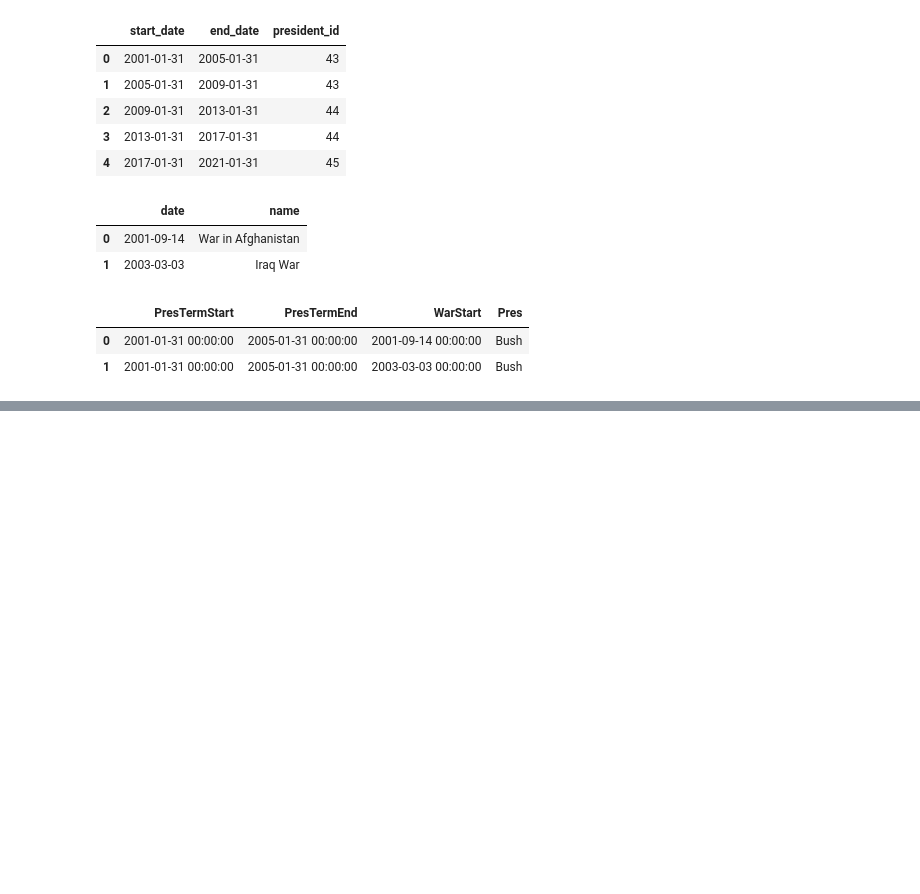
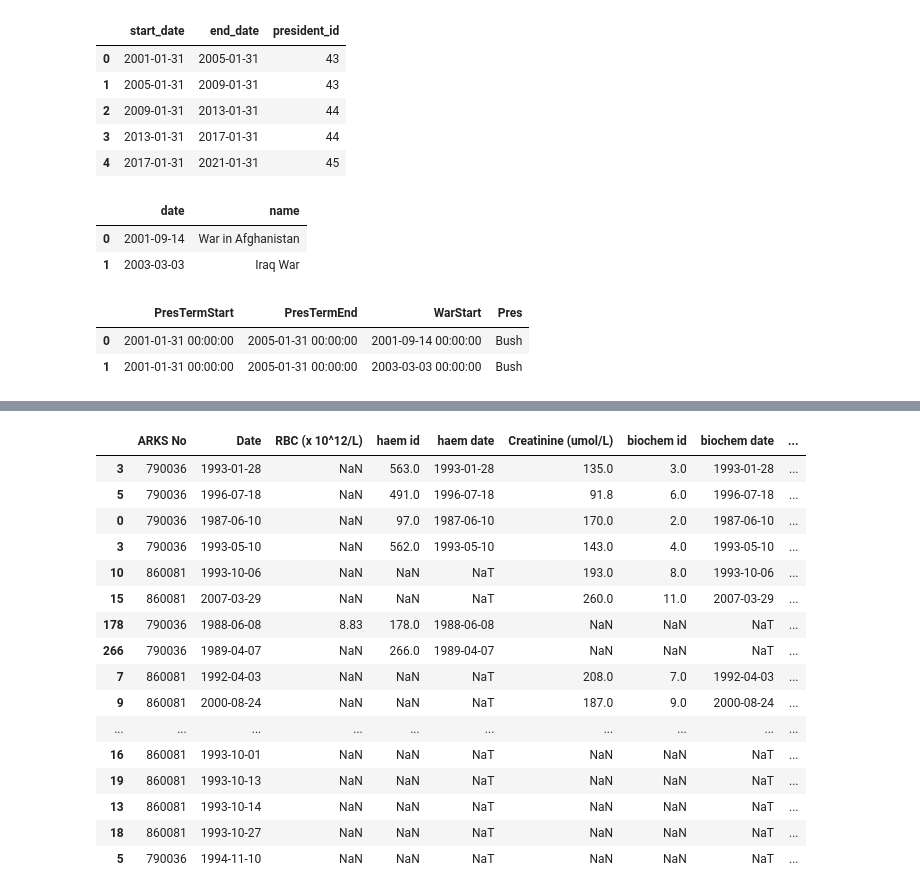
Before and after one commit to ruthpearson/CatHack, a Jupyter notebook: big_cats/Table merging toy example.ipynb, the cells around one changed output, grey strips where cells are left out. Cells and saved outputs as stored; diff of their text form; code cells hidden in the pictures; blank space fills up the shorter version.

```diff
--- a/big_cats/Table merging toy example.ipynb
+++ b/big_cats/Table merging toy example.ipynb
@@ -174,0 +220,3 @@ left urine, right haem
+# %%
+df_hu = pd.merge_asof(by=['ARKS No'], left=haem_drop_triple,right=urine_drop_triple, left_on='Date', right_on='Date', direction='nearest',tolerance=tol)
+df_hu
@@ -174,0 +229,3 @@ left urine, right haem
+# %%
+df_ub = pd.merge_asof(by=['ARKS No'], left=urine_drop_triple,right=biochem_drop_triple, left_on='Date', right_on='Date', direction='nearest',tolerance=tol)
+df_ub
@@ -174,0 +250,43 @@ left urine, right haem
+# %%
+# take only double matches
+double_hb = df_hb.dropna(subset=['haem date', 'biochem date'], how='any')
+double_hu = df_hu.dropna(subset=['haem date', 'urine date'], how='any')
+double_ub = df_ub.dropna(subset=['urine date', 'biochem date'], how='any')
+
+# get ids for all combos
+double_hb_h_ids = list(double_hb['haem id'])
+double_hb_b_ids = list(double_hb['biochem id'])
+
+double_hu_h_ids = list(double_hu['haem id'])
+double_hu_u_ids = list(double_hu['urine id'])
+
+double_ub_u_ids = list(double_ub['urine id'])
+double_ub_b_ids = list(double_ub['biochem id'])
+
+# drop these ids from data frames where triples have already been dropped
+haem_singles = haem_drop_triple[~haem_drop_triple['haem id'].isin(double_hb_h_ids + double_hu_h_ids)]
+biochem_singles = biochem_drop_triple[~biochem_drop_triple['biochem id'].isin(double_hb_b_ids + double_ub_b_ids)]
+urine_singles = urine_drop_triple[~urine_drop_triple['urine id'].isin(double_hu_u_ids + double_ub_u_ids)]
+# %%
+# now concat everything
+everything = pd.concat([triples, double_hb, double_hu, double_ub, haem_singles, biochem_singles, urine_singles], sort=False)
+# %%
+everything
+# %% [output]
+|  | ARKS No | Date | RBC (x 10^12/L) | haem id | haem date | Creatinine (umol/L) | biochem id | biochem date | ... |
+| 3 | 790036 | 1993-01-28 | NaN | 563.0 | 1993-01-28 | 135.0 | 3.0 | 1993-01-28 | ... |
+| 5 | 790036 | 1996-07-18 | NaN | 491.0 | 1996-07-18 | 91.8 | 6.0 | 1996-07-18 | ... |
+| 0 | 790036 | 1987-06-10 | NaN | 97.0 | 1987-06-10 | 170.0 | 2.0 | 1987-06-10 | ... |
+| 3 | 790036 | 1993-05-10 | NaN | 562.0 | 1993-05-10 | 143.0 | 4.0 | 1993-05-10 | ... |
+| 10 | 860081 | 1993-10-06 | NaN | NaN | NaT | 193.0 | 8.0 | 1993-10-06 | ... |
+| 15 | 860081 | 2007-03-29 | NaN | NaN | NaT | 260.0 | 11.0 | 2007-03-29 | ... |
+| 178 | 790036 | 1988-06-08 | 8.83 | 178.0 | 1988-06-08 | NaN | NaN | NaT | ... |
+| 266 | 790036 | 1989-04-07 | NaN | 266.0 | 1989-04-07 | NaN | NaN | NaT | ... |
+| 7 | 860081 | 1992-04-03 | NaN | NaN | NaT | 208.0 | 7.0 | 1992-04-03 | ... |
+| 9 | 860081 | 2000-08-24 | NaN | NaN | NaT | 187.0 | 9.0 | 2000-08-24 | ... |
+| ... | ... | ... | ... | ... | ... | ... | ... | ... | ... |
+| 16 | 860081 | 1993-10-01 | NaN | NaN | NaT | NaN | NaN | NaT | ... |
+| 19 | 860081 | 1993-10-13 | NaN | NaN | NaT | NaN | NaN | NaT | ... |
+| 13 | 860081 | 1993-10-14 | NaN | NaN | NaT | NaN | NaN | NaT | ... |
+| 18 | 860081 | 1993-10-27 | NaN | NaN | NaT | NaN | NaN | NaT | ... |
+| 5 | 790036 | 1994-11-10 | NaN | NaN | NaT | NaN | NaN | NaT | ... |
```
Also changed, not shown: parts of 16 cells of this notebook, 1 other file.
